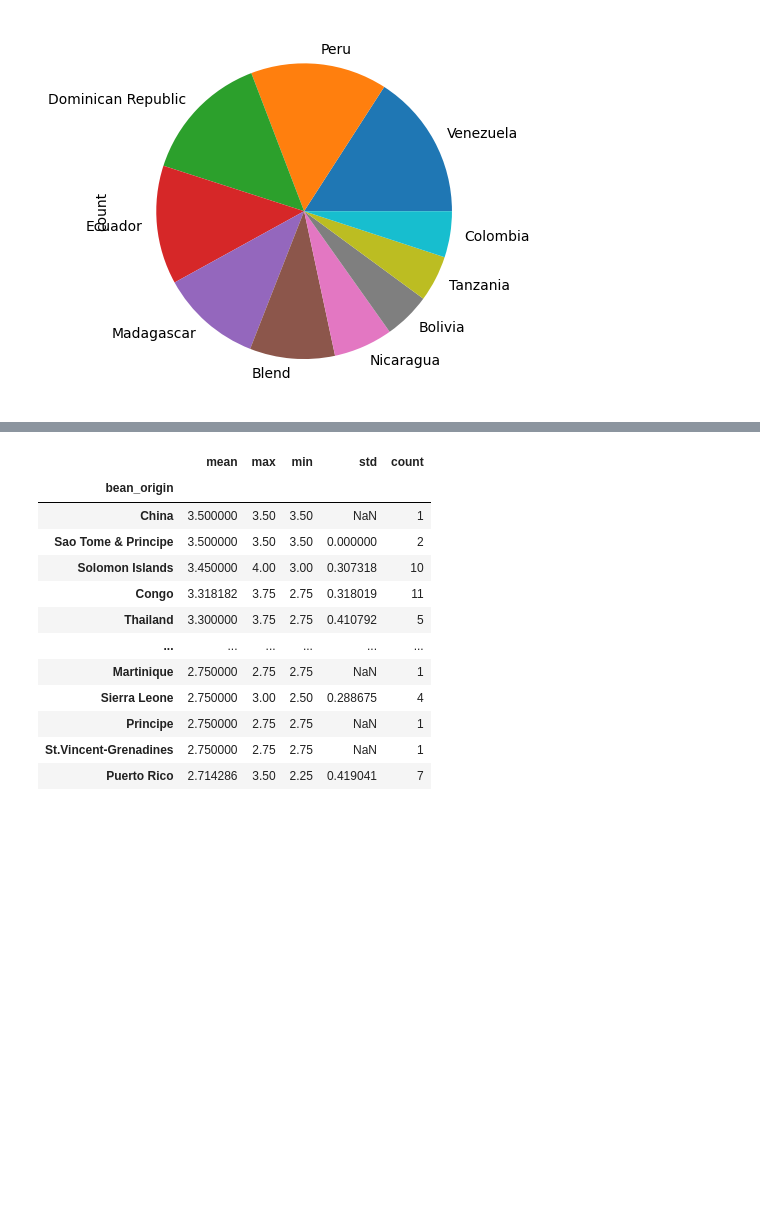
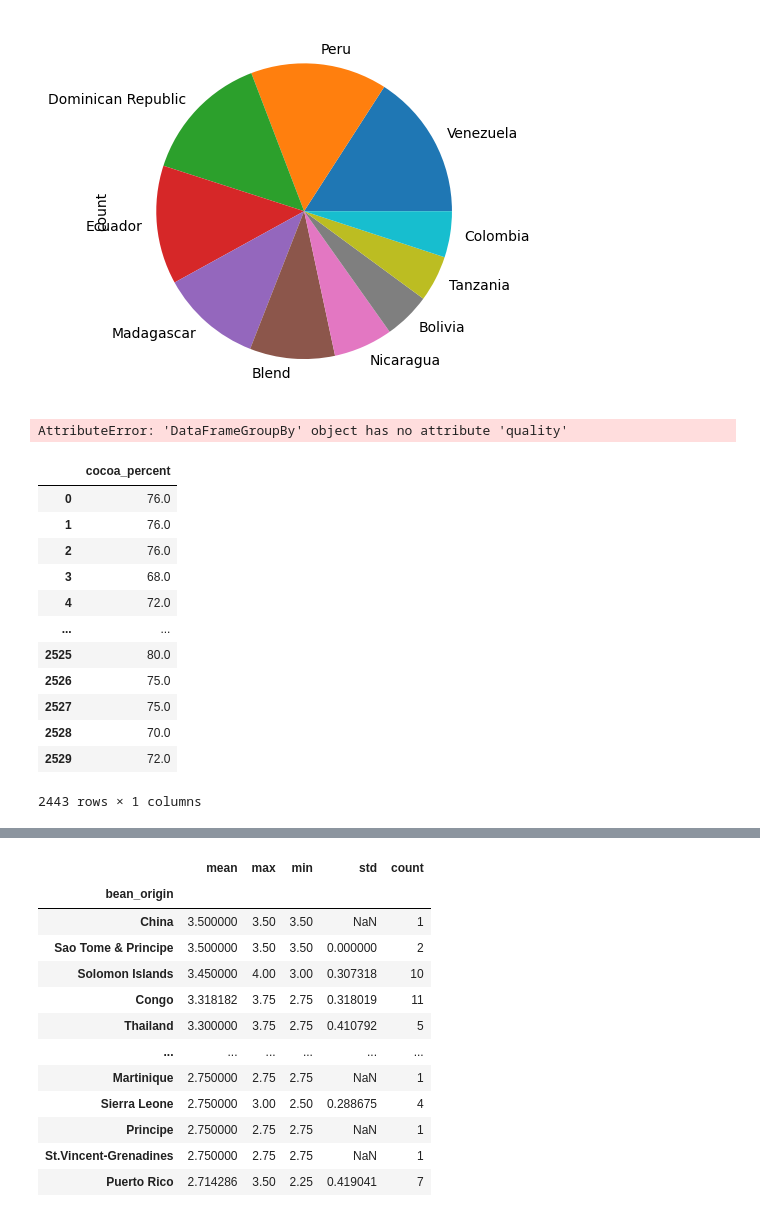
Before and after one commit to amalia345/Chocolates, a Jupyter notebook: analisis.ipynb, the cells around one changed output, grey strips where cells are left out. Saved outputs shown, nothing was run; the diff lists cells and outputs as text; code cells hidden in the pictures; blank space fills up the shorter version.

```diff
--- a/analisis.ipynb
+++ b/analisis.ipynb
@@ -94,6 +102,3 @@ df[["manufacturer","bean_origin"]] #Sólo saque los datos de manufacturer y de b
 | 2528 | Zotter | Congo |
 | 2529 | Zotter | Belize |
 2443 rows × 2 columns
-# %%
-#df es una variable
-df=
@@ -138,9 +141,29 @@ bar_pais.head(10)["count"].plot(kind="pie")
 <AxesSubplot: ylabel='count'>
 [figure]
 # %%
-#¿El origen del grano de cacao es un indicador de calidad?
+#3.-¿El origen del grano de cacao es un indicador de calidad?
 #Correlacionar el grano de cacao con la calidad,
 #Considerar % de cacao se compara el origen de cacao
+quality_cacao = df.groupby(by="bean_origin")["cocoa_percent"].agg(["count"]).sort_values(by="count",ascending=False)
+quality_cacao
+# %% [output]
+AttributeError: 'DataFrameGroupBy' object has no attribute 'quality'
+# %%
+df[["cocoa_percent"]]
+# %% [output]
+|  | cocoa_percent |
+| 0 | 76.0 |
+| 1 | 76.0 |
+| 2 | 76.0 |
+| 3 | 68.0 |
+| 4 | 72.0 |
+| ... | ... |
+| 2525 | 80.0 |
+| 2526 | 75.0 |
+| 2527 | 75.0 |
+| 2528 | 70.0 |
+| 2529 | 72.0 |
+2443 rows × 1 columns
 # %%
 df.head(10)
 # %% [output]
```
Also changed, not shown: parts of 6 cells of this notebook.
